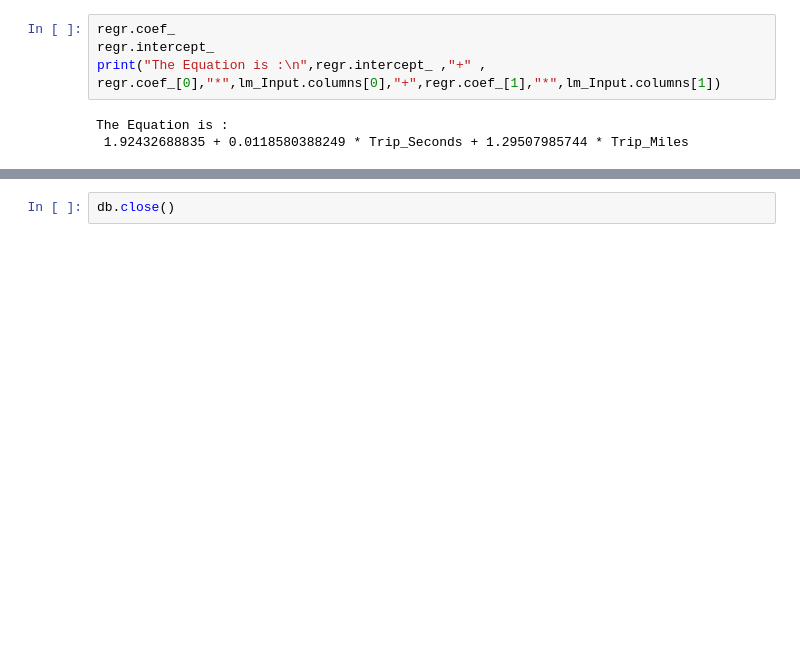
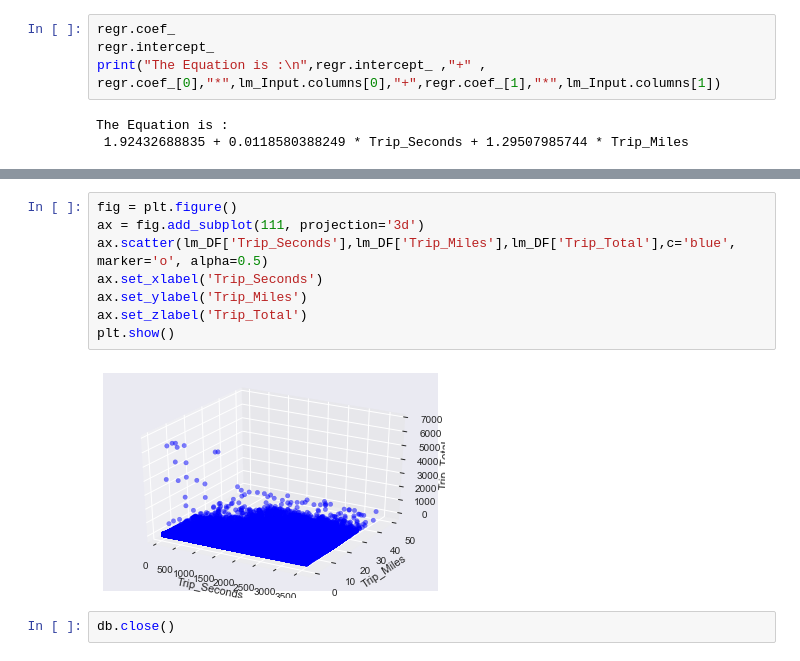
Before and after one commit to advaitoctober/ChicagoTaxiTrip, a Jupyter notebook: Python Notebooks/Project_SD.ipynb, the cells around one changed output, grey strips where cells are left out. Drawn from its saved outputs; the diff is of its cells as text; blank space fills up the shorter version.

Commit message:
added a 3d plot

```diff
--- a/Python Notebooks/Project_SD.ipynb
+++ b/Python Notebooks/Project_SD.ipynb
@@ -220,2 +232,12 @@ The Equation is :
+# %%
+fig = plt.figure()
+ax = fig.add_subplot(111, projection='3d')
+ax.scatter(lm_DF['Trip_Seconds'],lm_DF['Trip_Miles'],lm_DF['Trip_Total'],c='blue', marker='o', alpha=0.5)
+ax.set_xlabel('Trip_Seconds')
+ax.set_ylabel('Trip_Miles')
+ax.set_zlabel('Trip_Total')
+plt.show()
+# %% [output]
+[figure, added]
 # %%
 db.close()
```
Also changed, not shown: parts of 2 cells of this notebook.
